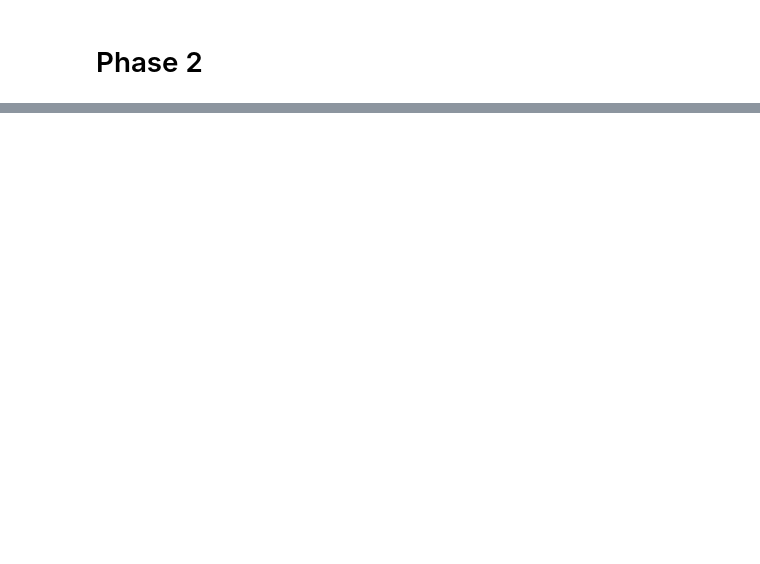
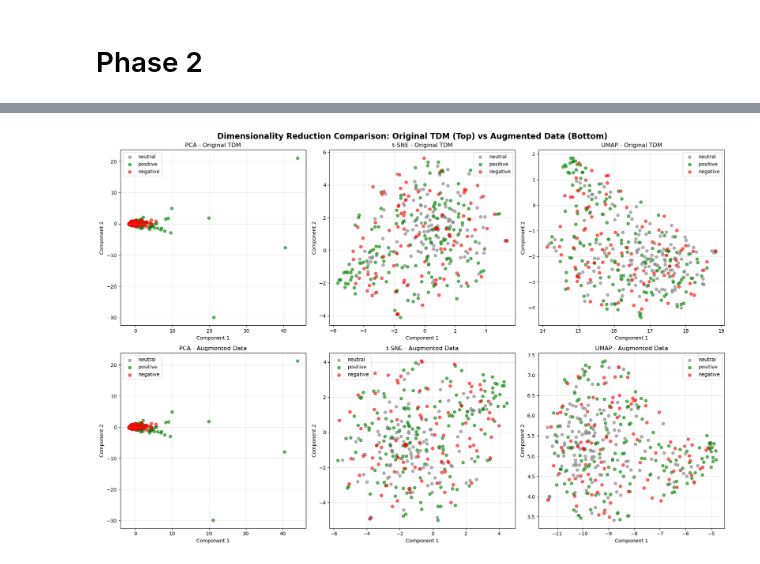
Before and after one commit to Hsun1128/DM2025-Lab1-Exercise, a Jupyter notebook: DM2025-Lab1-Homework.ipynb, the cells around one changed output, grey strips where cells are left out. Cells and saved outputs as stored; diff of their text form; code cells hidden in the pictures; blank space fills up the shorter version.

```diff
--- a/DM2025-Lab1-Homework.ipynb
+++ b/DM2025-Lab1-Homework.ipynb
@@ -932,0 +1324,12 @@ print("   - 資料視覺化：使極端值的影響降低，更易於觀察整
+# %%
+# 合併原始 TDM 和 pattern 矩陣
+augmented_df = pd.concat([tdm_df, pattern_matrix], axis=1)
+
+print(f"\n擴增後的資料形狀: {augmented_df.shape}")
+print(f"原始特徵數量: {tdm_df.shape[1]}")
+print(f"Pattern 特徵數量: {pattern_matrix.shape[1]}")
+print(f"總特徵數量: {augmented_df.shape[1]}")
+
+# 顯示前幾行
+print(f"\n擴增資料前5行:")
+augmented_df.head()
@@ -932,0 +1389,38 @@ print("   - 資料視覺化：使極端值的影響降低，更易於觀察整
+# %%
+# Plot comparison: Original TDM vs Augmented Data
+import matplotlib.pyplot as plt
+
+# Set color map
+color_map = {'positive': 'green', 'neutral': 'gray', 'negative': 'red'}
+colors = [color_map[cat] for cat in X['category_name']]
+
+# Create subplots
+fig, axes = plt.subplots(2, 3, figsize=(18, 12))
+fig.suptitle('Dimensionality Reduction Comparison: Original TDM (Top) vs Augmented Data (Bottom)', fontsize=16, fontweight='bold')
+
+# Scatter plot function
+def plot_scatter(ax, X_reduced, title, colors, categories):
+    for category in categories:
+        mask = X['category_name'] == category
+        ax.scatter(X_reduced[mask, 0], X_reduced[mask, 1],
+                   c=color_map[category], marker='o', label=category, alpha=0.6)
+    ax.set_title(title, fontsize=12)
+    ax.set_xlabel('Component 1')
+    ax.set_ylabel('Component 2')
+    ax.legend()
+    ax.grid(alpha=0.3)
+
+# Top row: Original TDM
+plot_scatter(axes[0, 0], X_pca_tdm, 'PCA - Original TDM', colors, categories)
+plot_scatter(axes[0, 1], X_tsne_tdm, 't-SNE - Original TDM', colors, categories)
+plot_scatter(axes[0, 2], X_umap_tdm, 'UMAP - Original TDM', colors, categories)
+
+# Bottom row: Augmented Data
+plot_scatter(axes[1, 0], X_pca_aug, 'PCA - Augmented Data', colors, categories)
+plot_scatter(axes[1, 1], X_tsne_aug, 't-SNE - Augmented Data', colors, categories)
+plot_scatter(axes[1, 2], X_umap_aug, 'UMAP - Augmented Data', colors, categories)
+
+plt.tight_layout()
+plt.show()
+# %% [output]
+[figure, added]
```
Also changed, not shown: parts of 55 cells of this notebook, 1 other file.
